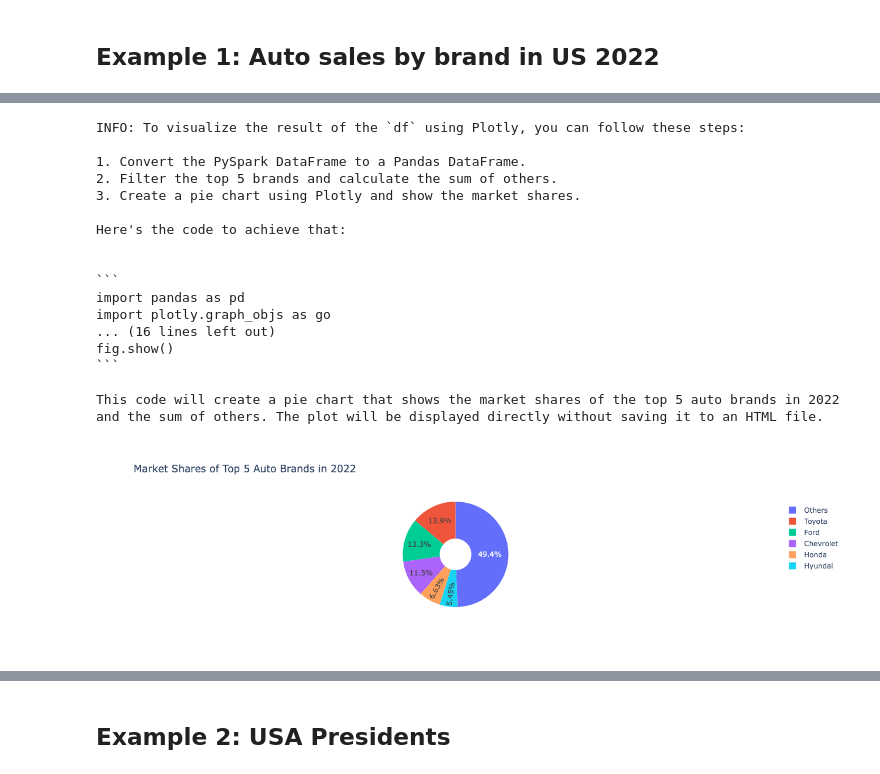
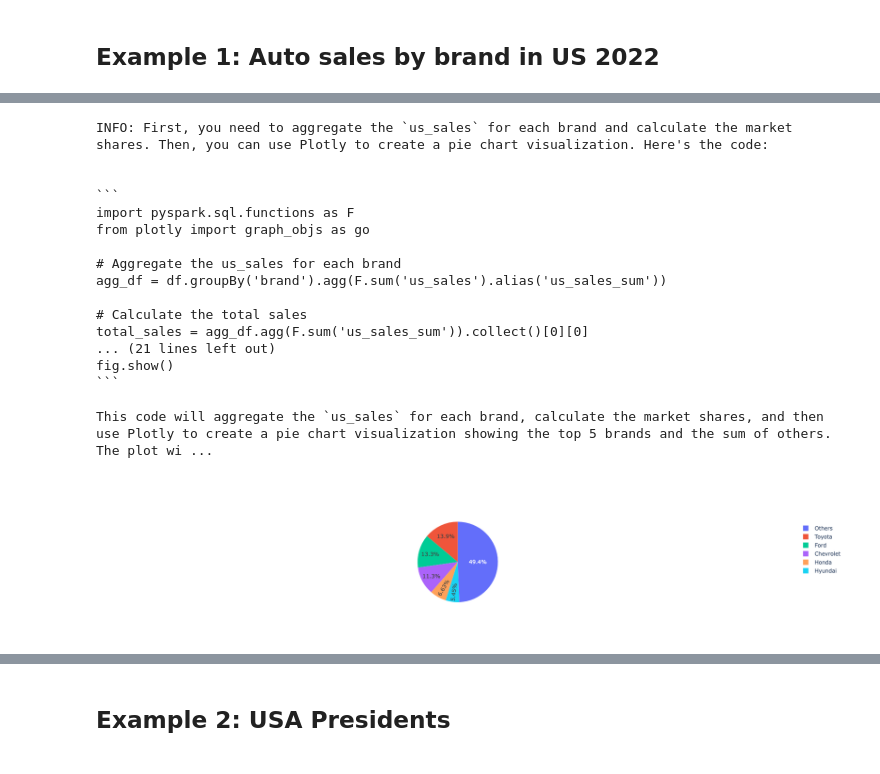
Before and after one commit to pyspark-ai/pyspark-ai, a Jupyter notebook: examples/example.ipynb, the cells around one changed output, grey strips where cells are left out. Drawn from its saved outputs; the diff is of its cells as text; code cells hidden in the pictures.

````diff
--- a/examples/example.ipynb
+++ b/examples/example.ipynb
@@ -62,24 +82,24 @@ This code first converts the PySpark dataframe `df` to a Pandas dataframe, and t
 # %%
-auto_df.llm.plot("pie char for market shares, show the top 5 brands and the sum of others")
+auto_df.llm.plot("pie chart for market shares, show the top 5 brands and the sum of others")
 # %% [output]
-INFO: To visualize the result of the `df` using Plotly, you can follow these steps:
-
-1. Convert the PySpark DataFrame to a Pandas DataFrame.
-2. Filter the top 5 brands and calculate the sum of others.
-3. Create a pie chart using Plotly and show the market shares.
-
-Here's the code to achieve that:
+INFO: First, you need to aggregate the `us_sales` for each brand and calculate the market shares. Then, you can use Plotly to create a pie chart visualization. Here's the code:
 
 
 ```
-import pandas as pd
-import plotly.graph_objs as go
-... (16 lines left out)
+import pyspark.sql.functions as F
+from plotly import graph_objs as go
+
+# Aggregate the us_sales for each brand
+agg_df = df.groupBy('brand').agg(F.sum('us_sales').alias('us_sales_sum'))
+
+# Calculate the total sales
+total_sales = agg_df.agg(F.sum('us_sales_sum')).collect()[0][0]
+... (21 lines left out)
 fig.show()
 ```
 
-This code will create a pie chart that shows the market shares of the top 5 auto brands in 2022 and the sum of others. The plot will be displayed directly without saving it to an HTML file.
+This code will aggregate the `us_sales` for each brand, calculate the market shares, and then use Plotly to create a pie chart visualization showing the top 5 brands and the sum of others. The plot wi ...
-[figure, old version]
+[figure, new version]
 # %%
 # Apply transforms to a Dataframe
 auto_top_growth_df=auto_df.llm.transform("top brand with the highest growth")
````
Also changed, not shown: parts of 8 cells of this notebook, 1 other file.
